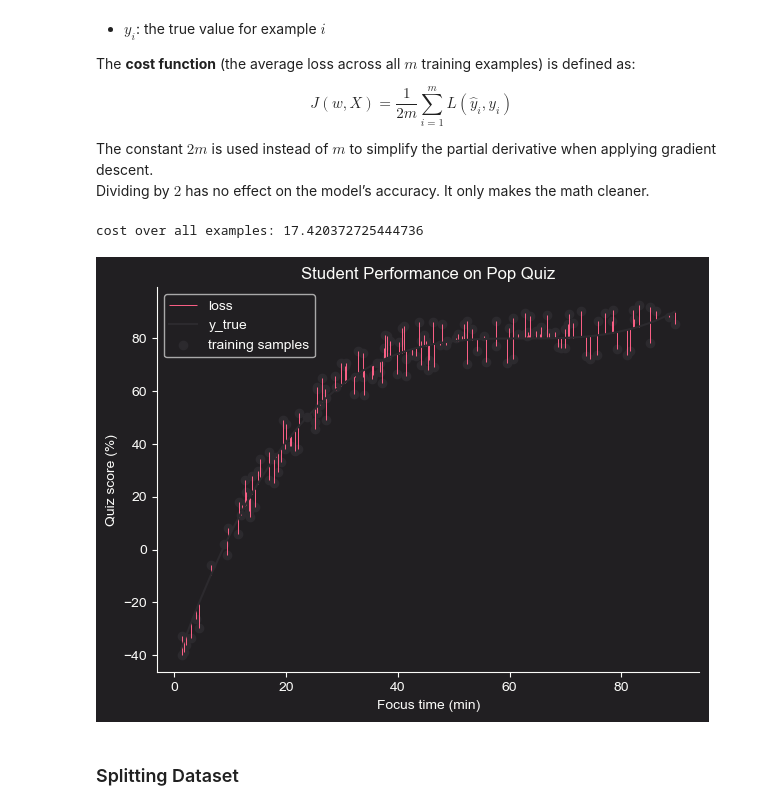
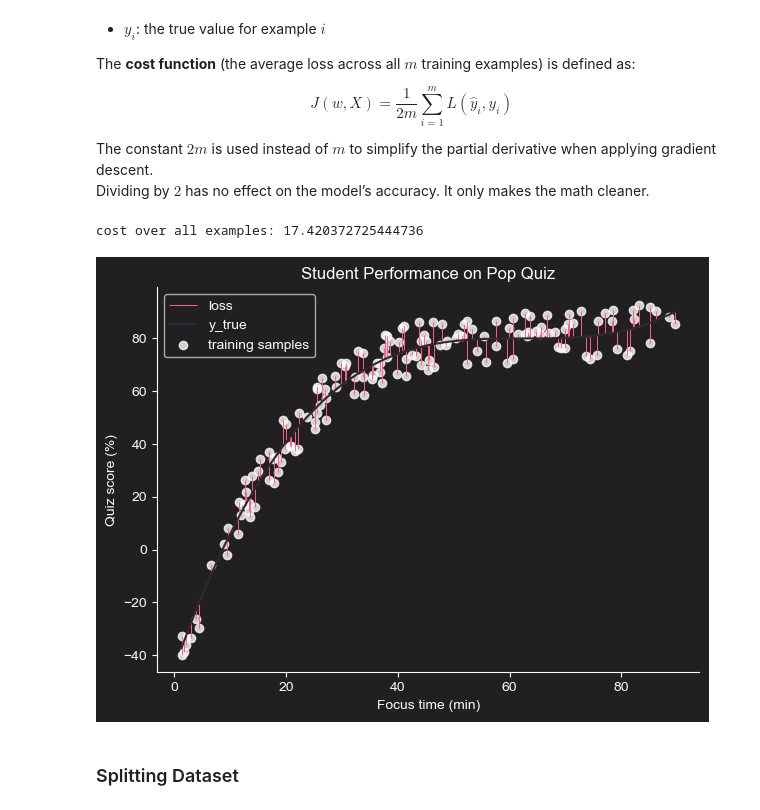
Before and after one commit to jakecreate/machine-learning-from-scratch, a Jupyter notebook: fundamentals_machine_learning.ipynb, the cells around one changed output. Drawn from its saved outputs; the diff is of its cells as text; code cells hidden in the pictures.

Commit message:
edit graph opacity & test-graph

```diff
--- a/fundamentals_machine_learning.ipynb
+++ b/fundamentals_machine_learning.ipynb
@@ -151,23 +151,23 @@ def cost_mse(y_hat, y):
 # %%
 fig, ax = plt.subplots(figsize=(7,5))
 
 mm = np.sort(np.vstack([y, y_true]), axis=0)
 ax.vlines(x=x, ymin=mm[0], ymax=mm[1], color=c_['red'], label='loss', linewidth=0.7)
 ax.plot(x, y_true, c=c_['grey'], label='y_true')
-ax.scatter(x, y, c=c_['grey'], label='training samples')
+ax.scatter(x, y, c=c_['white'], label='training samples', alpha=0.8)
 
 ax.spines[['top', 'right']].set_visible(False)
 ax.spines[['bottom', 'left']].set_color(c_['white'])
 
 ax.set_title('Student Performance on Pop Quiz')
 ax.set_xlabel('Focus time (min)')
 ax.set_ylabel('Quiz score (%)')
 ax.legend(loc='upper left');
 
 print(f'cost over all examples: {cost_mse(y_true, y)}');
 # %% [output]
 cost over all examples: 17.420372725444736
-[figure, old version]
+[figure, new version]
 # %% [markdown]
 ### Splitting Dataset
 # %% [markdown]
```
Also changed, not shown: parts of 6 cells of this notebook.
